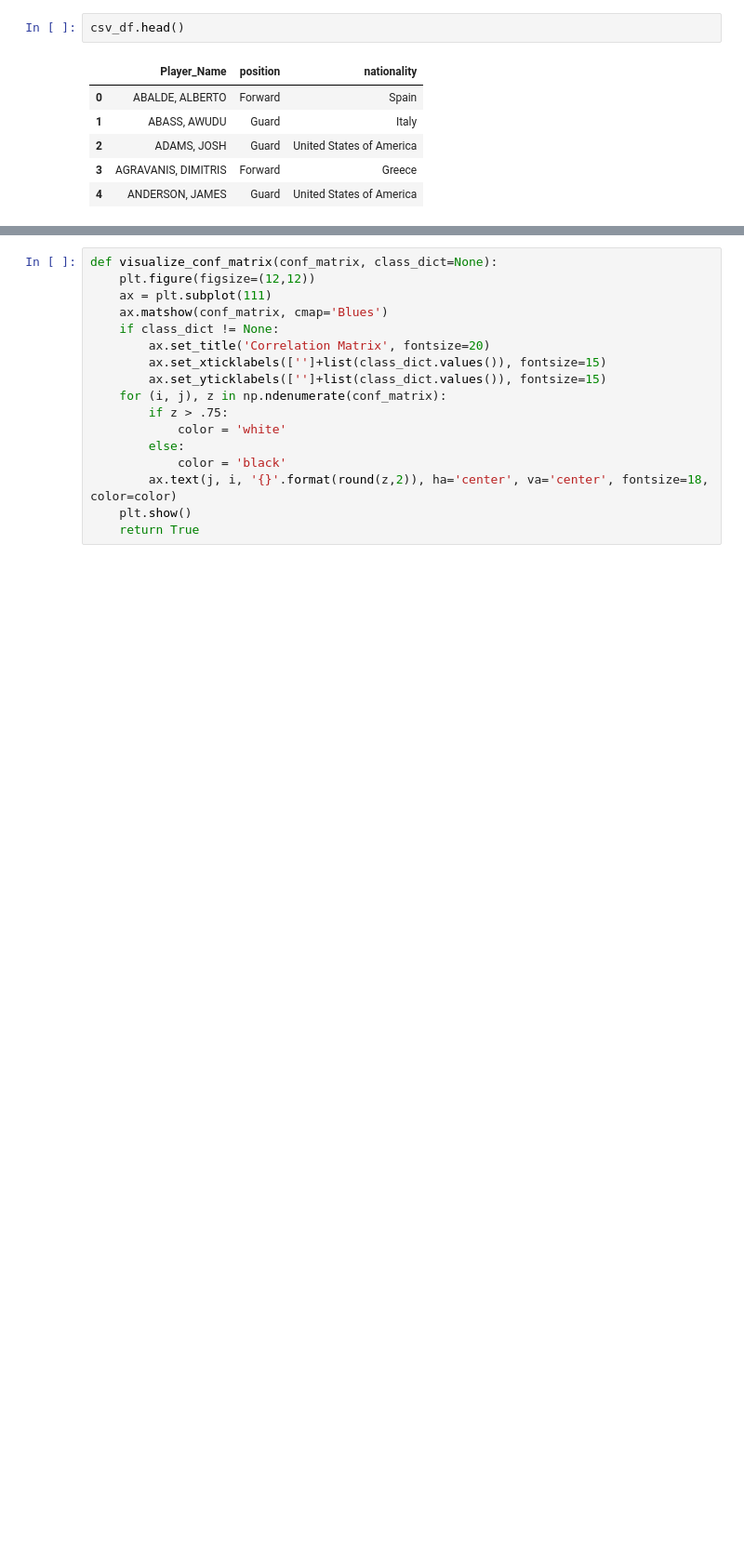
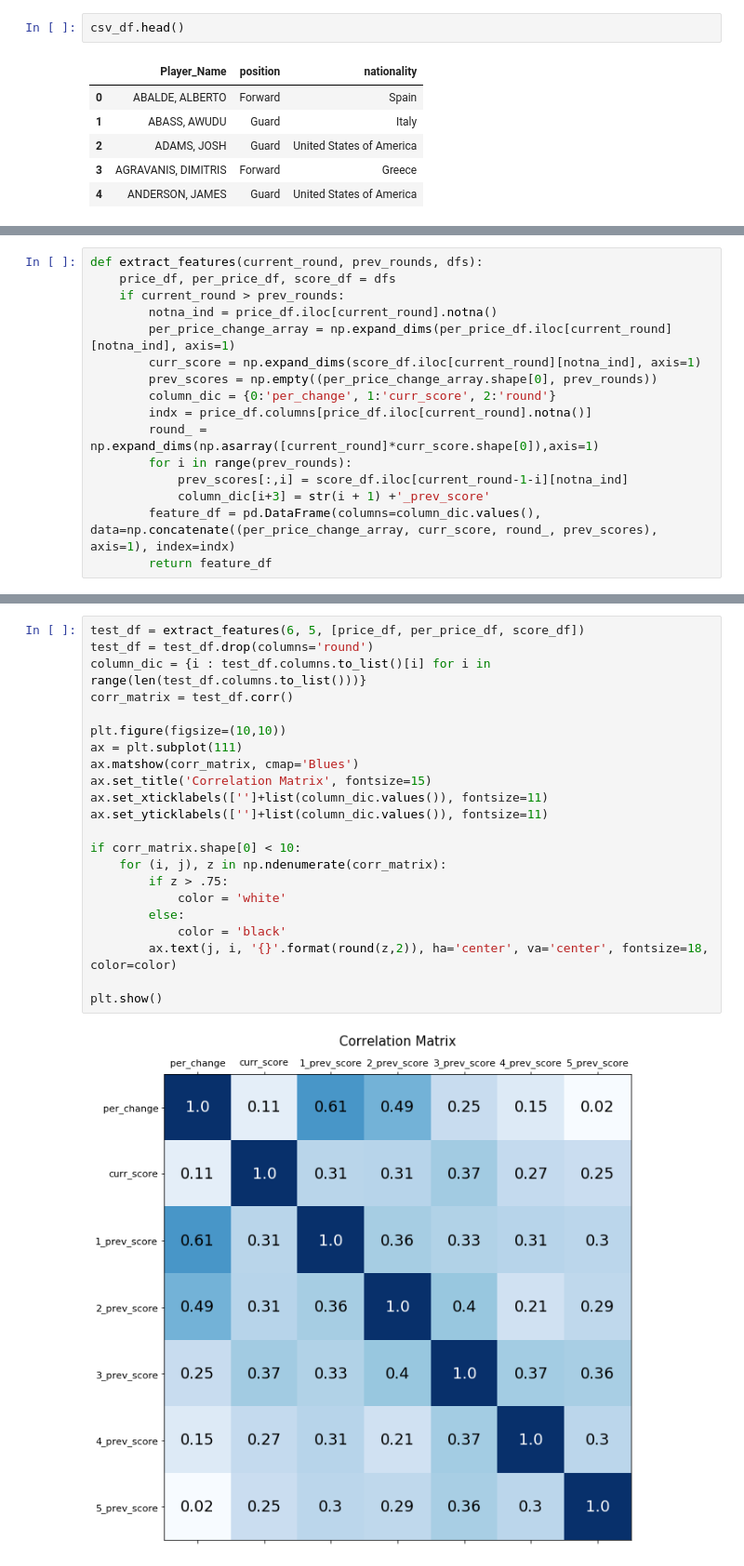
Before and after one commit to cakirogluozan/fantasy-basketball, a Jupyter notebook: fantasy-basketball.ipynb, the cells around one changed output, grey strips where cells are left out. Shown at 93% size. Cells and saved outputs as stored; diff of their text form; blank space fills up the shorter version.

```diff
--- a/fantasy-basketball.ipynb
+++ b/fantasy-basketball.ipynb
@@ -235,0 +209,16 @@ if current_round > 5:
+# %%
+def extract_features(current_round, prev_rounds, dfs):
+    price_df, per_price_df, score_df = dfs
+    if current_round > prev_rounds:
+        notna_ind = price_df.iloc[current_round].notna()
+        per_price_change_array = np.expand_dims(per_price_df.iloc[current_round][notna_ind], axis=1)
+        curr_score = np.expand_dims(score_df.iloc[current_round][notna_ind], axis=1)
+        prev_scores = np.empty((per_price_change_array.shape[0], prev_rounds))
+        column_dic = {0:'per_change', 1:'curr_score', 2:'round'}
+        indx = price_df.columns[price_df.iloc[current_round].notna()]
+        round_ = np.expand_dims(np.asarray([current_round]*curr_score.shape[0]),axis=1)
+        for i in range(prev_rounds):
+            prev_scores[:,i] = score_df.iloc[current_round-1-i][notna_ind]
+            column_dic[i+3] = str(i + 1) +'_prev_score'
+        feature_df = pd.DataFrame(columns=column_dic.values(), data=np.concatenate((per_price_change_array, curr_score, round_, prev_scores), axis=1), index=indx)
+        return feature_df
@@ -236,17 +227,24 @@ if current_round > 5:
 # %%
-def visualize_conf_matrix(conf_matrix, class_dict=None):
-    plt.figure(figsize=(12,12))
-    ax = plt.subplot(111)
-    ax.matshow(conf_matrix, cmap='Blues')
-    if class_dict != None:
-        ax.set_title('Correlation Matrix', fontsize=20)
-        ax.set_xticklabels(['']+list(class_dict.values()), fontsize=15)
-        ax.set_yticklabels(['']+list(class_dict.values()), fontsize=15)
-    for (i, j), z in np.ndenumerate(conf_matrix):
+test_df = extract_features(6, 5, [price_df, per_price_df, score_df])
+test_df = test_df.drop(columns='round')
+column_dic = {i : test_df.columns.to_list()[i] for i in range(len(test_df.columns.to_list()))}
+corr_matrix = test_df.corr()
+
+plt.figure(figsize=(10,10))
+ax = plt.subplot(111)
+ax.matshow(corr_matrix, cmap='Blues')
+ax.set_title('Correlation Matrix', fontsize=15)
+ax.set_xticklabels(['']+list(column_dic.values()), fontsize=11)
+ax.set_yticklabels(['']+list(column_dic.values()), fontsize=11)
+
+if corr_matrix.shape[0] < 10:
+    for (i, j), z in np.ndenumerate(corr_matrix):
         if z > .75:
             color = 'white'
         else:
             color = 'black'
         ax.text(j, i, '{}'.format(round(z,2)), ha='center', va='center', fontsize=18, color=color)
-    plt.show()
-    return True
+
+plt.show()
+# %% [output]
+[figure, added]
```
Also changed, not shown: parts of 43 cells of this notebook.
